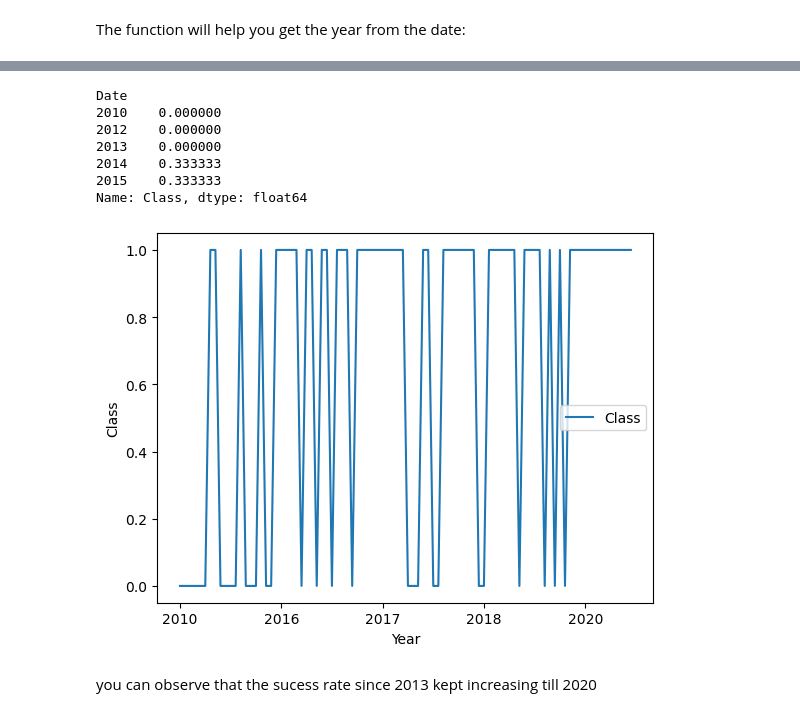
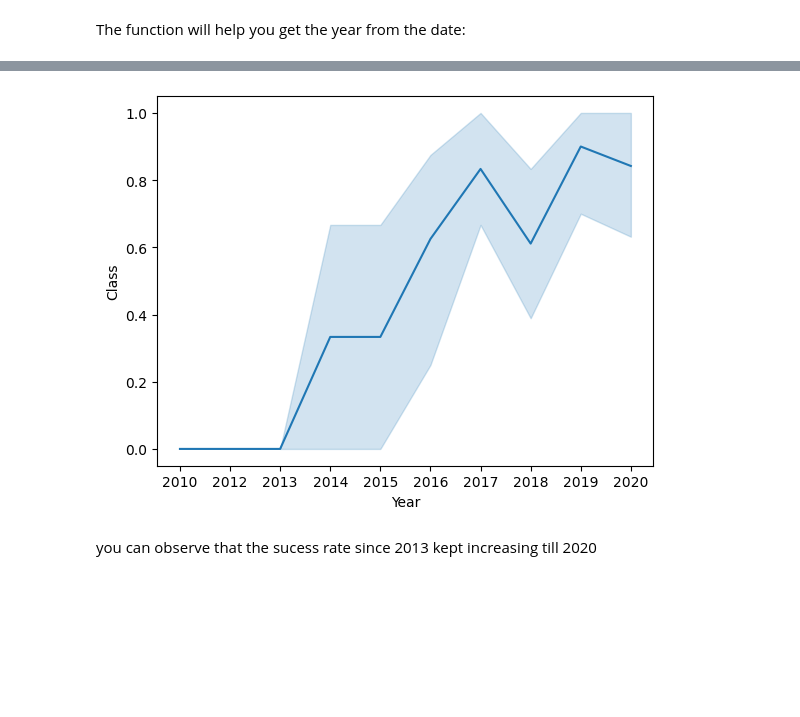
Before and after one commit to Inka611/Data-Science-Capstone-Project1, a Jupyter notebook: jupyter-labs-eda-dataviz.ipynb.jupyterlite_Final.ipynb, the cells around one changed output, grey strips where cells are left out. Saved outputs shown, nothing was run; the diff lists cells and outputs as text; code cells hidden in the pictures; blank space fills up the shorter version.

```diff
--- a/jupyter-labs-eda-dataviz.ipynb.jupyterlite_Final.ipynb
+++ b/jupyter-labs-eda-dataviz.ipynb.jupyterlite_Final.ipynb
@@ -204,23 +204,14 @@ df.head()
 | 4 | 5 | 2013 | Falcon 9 | 3170.000000 | GTO | CCAFS SLC 40 | None None | 1 | False | ... |
 # %%
 # Plot a line chart with x axis to be the extracted year and y axis to be the success rate
-df2 = df.groupby(['Date'])['Class'].mean()
 
-print(df2.head())
-#sns.lineplot(data=df, x='Date', y='Class')
-df.plot.line(y="Class", x="Date")
+sns.lineplot(data=df, x='Date', y='Class')
+#df.plot.line(y="Class", x="Date")
 plt.xlabel("Year",fontsize=10)
 plt.ylabel("Class",fontsize=10)
 plt.show()
 # %% [output]
-Date
-2010    0.000000
-2012    0.000000
-2013    0.000000
-2014    0.333333
-2015    0.333333
-Name: Class, dtype: float64
-[figure, old version]
+[figure, new version]
 # %% [markdown]
 you can observe that the sucess rate since 2013 kept increasing till 2020
 # %%
```
